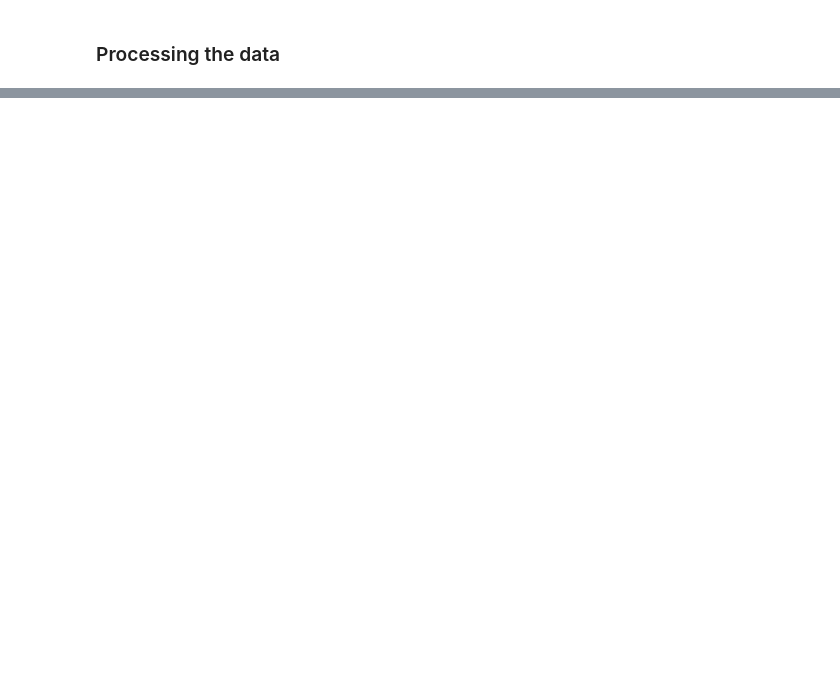
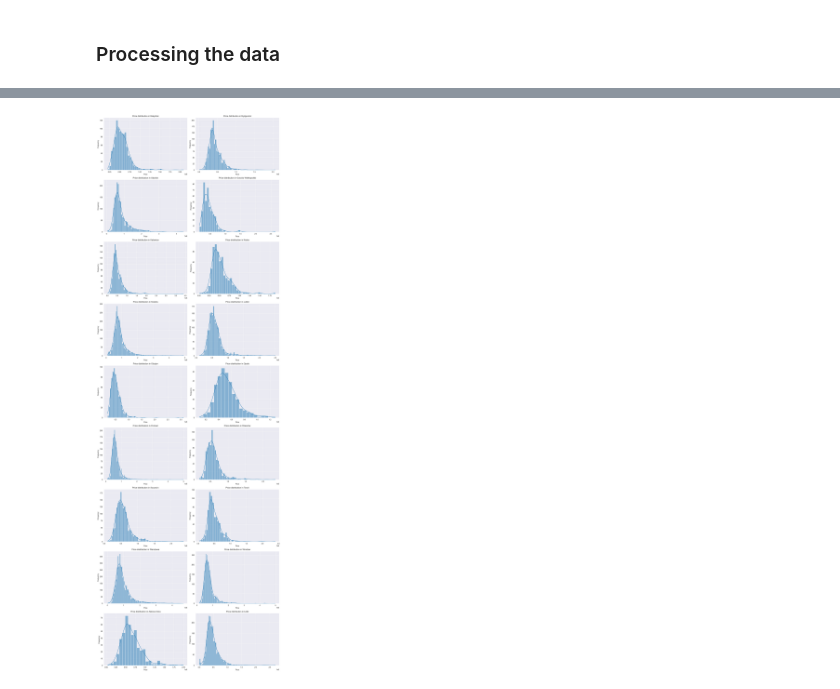
Before and after one commit to unewMe/polish-flat-analyzer, a Jupyter notebook: project/notebook.ipynb, the cells around one changed output, grey strips where cells are left out. Drawn from its saved outputs; the diff is of its cells as text; code cells hidden in the pictures; blank space fills up the shorter version.

```diff
--- a/project/notebook.ipynb
+++ b/project/notebook.ipynb
@@ -196,0 +227,33 @@ plt.show()
+# %%
+import matplotlib.pyplot as plt
+import seaborn as sns
+
+# Ensure the data is decoded
+df = preprocessor.decode_data(preprocessor.preprocessed_data.copy())
+
+# Get the unique cities
+unique_cities = df['City'].unique()
+
+# Set the figure size and layout for multiple plots
+fig, axes = plt.subplots(nrows=len(unique_cities)//2 + len(unique_cities)%2, ncols=2, figsize=(15, 5 * len(unique_cities)//2))
+
+# Flatten axes for easy iteration
+axes = axes.flatten()
+
+# Loop through each city and create a histogram with KDE
+for i, city in enumerate(unique_cities):
+    ax = axes[i]
+    city_data = df[df['City'] == city]
+    sns.histplot(city_data['Price'], kde=True, ax=ax)
+    ax.set_title(f'Price distribution in {city}')
+    ax.set_xlabel('Price')
+    ax.set_ylabel('Frequency')
+
+# Remove any empty subplots
+for j in range(i + 1, len(axes)):
+    fig.delaxes(axes[j])
+
+plt.tight_layout()
+plt.show()
+# %% [output]
+[figure, added]
```
Also changed, not shown: parts of 10 cells of this notebook, 3 other files.
